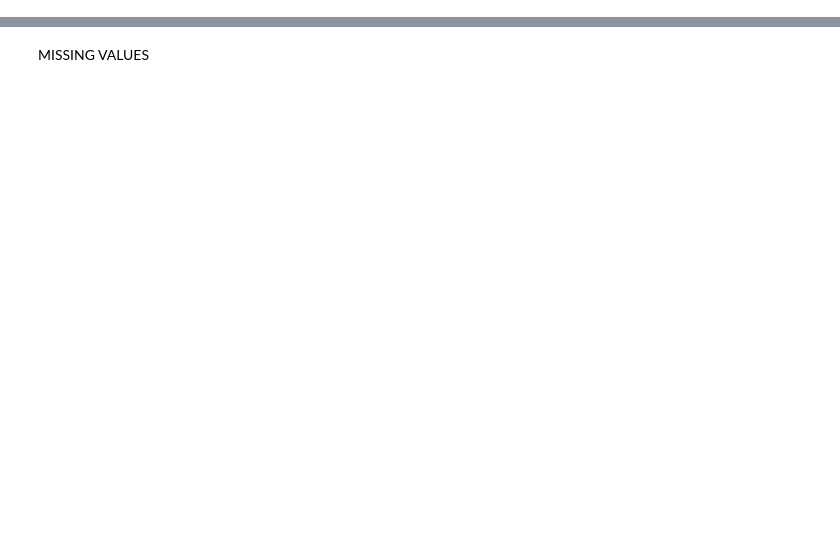
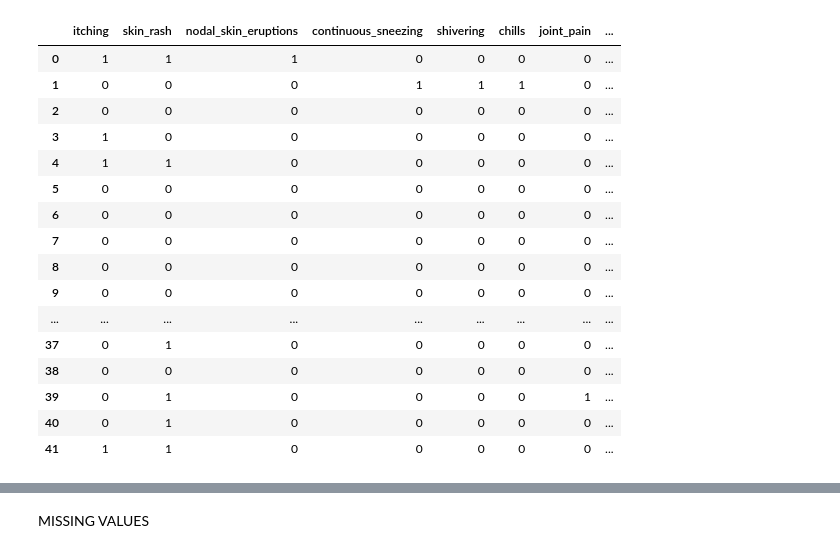
Before and after one commit to madhuragolu/MediAI-Disease-Predictor, a Jupyter notebook: train_model.ipynb, the cells around one changed output, grey strips where cells are left out. Drawn from its saved outputs; the diff is of its cells as text; code cells hidden in the pictures; blank space fills up the shorter version.

Commit message:
Updated training notebook, templates, and app.py

```diff
--- a/train_model.ipynb
+++ b/train_model.ipynb
@@ -65,0 +1,29 @@ mix_dataset
+# %%
+import numpy as np
+import pandas as pd
+import matplotlib.pyplot as plt
+import seaborn as sns
+pd.set_option('display.max_columns', None)
+# %%
+test=pd.read_csv("dataset/Testing.csv")
+train=pd.read_csv("dataset/Training.csv")
+# %%
+test
+# %% [output]
+|  | itching | skin_rash | nodal_skin_eruptions | continuous_sneezing | shivering | chills | joint_pain | ... |
+| 0 | 1 | 1 | 1 | 0 | 0 | 0 | 0 | ... |
+| 1 | 0 | 0 | 0 | 1 | 1 | 1 | 0 | ... |
+| 2 | 0 | 0 | 0 | 0 | 0 | 0 | 0 | ... |
+| 3 | 1 | 0 | 0 | 0 | 0 | 0 | 0 | ... |
+| 4 | 1 | 1 | 0 | 0 | 0 | 0 | 0 | ... |
+| 5 | 0 | 0 | 0 | 0 | 0 | 0 | 0 | ... |
+| 6 | 0 | 0 | 0 | 0 | 0 | 0 | 0 | ... |
+| 7 | 0 | 0 | 0 | 0 | 0 | 0 | 0 | ... |
+| 8 | 0 | 0 | 0 | 0 | 0 | 0 | 0 | ... |
+| 9 | 0 | 0 | 0 | 0 | 0 | 0 | 0 | ... |
+| ... | ... | ... | ... | ... | ... | ... | ... | ... |
+| 37 | 0 | 1 | 0 | 0 | 0 | 0 | 0 | ... |
+| 38 | 0 | 0 | 0 | 0 | 0 | 0 | 0 | ... |
+| 39 | 0 | 1 | 0 | 0 | 0 | 0 | 1 | ... |
+| 40 | 0 | 1 | 0 | 0 | 0 | 0 | 0 | ... |
+| 41 | 1 | 1 | 0 | 0 | 0 | 0 | 0 | ... |
```
Also changed, not shown: parts of 134 cells of this notebook, 6 other files.
